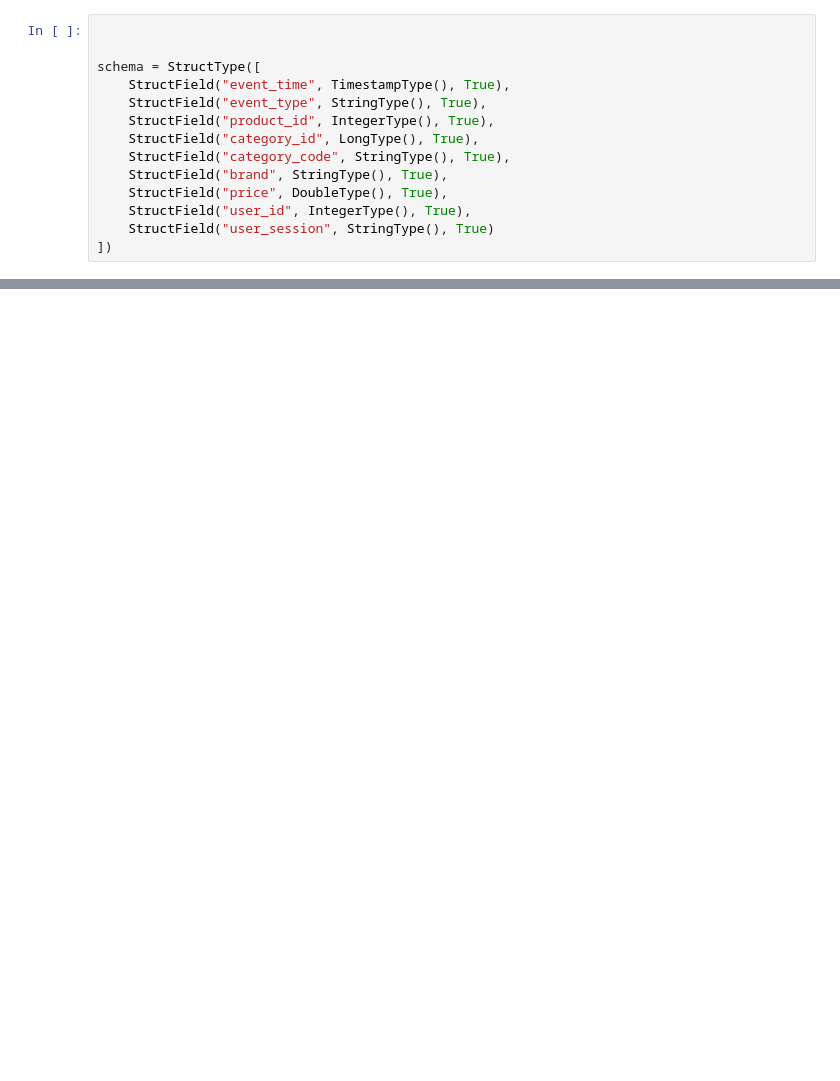
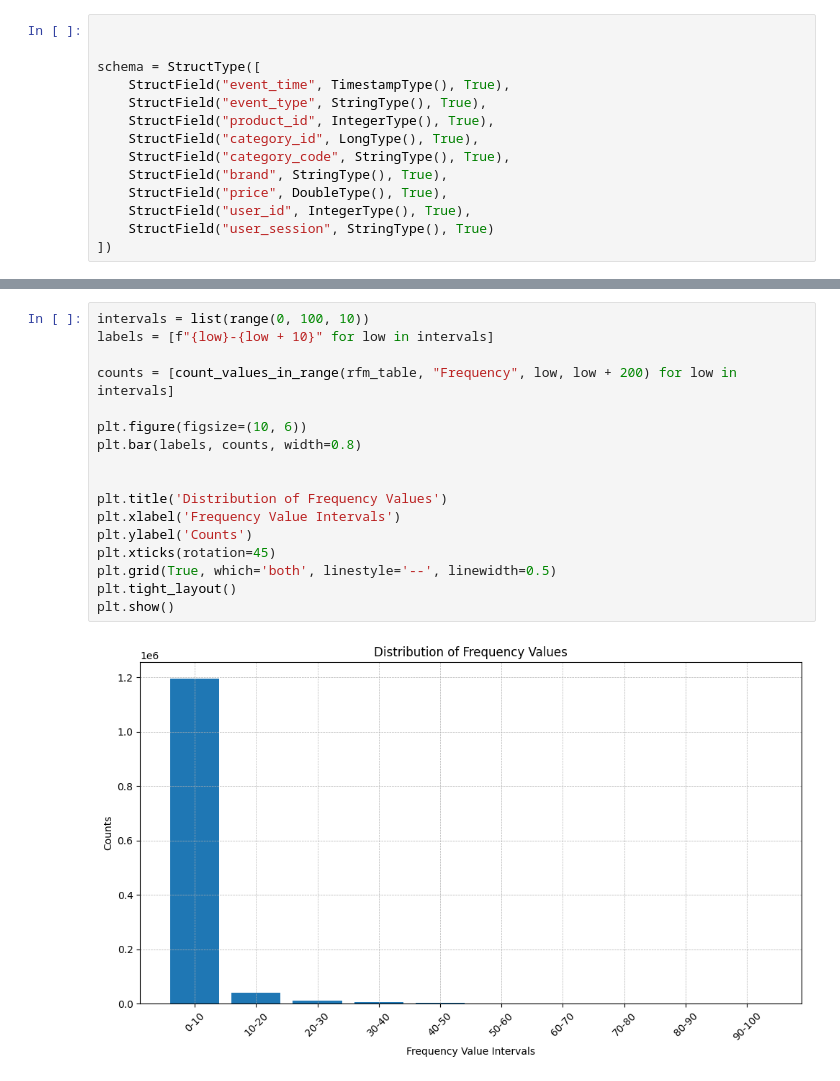
Before and after one commit to Zenaidji/Segmentation-client, a Jupyter notebook: MSPR_Clustring.ipynb, the cells around one changed output, grey strips where cells are left out. Saved outputs shown, nothing was run; the diff lists cells and outputs as text; blank space fills up the shorter version.

```diff
--- a/MSPR_Clustring.ipynb
+++ b/MSPR_Clustring.ipynb
@@ -339,0 +388,19 @@ only showing top 20 rows
+# %%
+intervals = list(range(0, 100, 10))
+labels = [f"{low}-{low + 10}" for low in intervals]
+
+counts = [count_values_in_range(rfm_table, "Frequency", low, low + 200) for low in intervals]
+
+plt.figure(figsize=(10, 6))
+plt.bar(labels, counts, width=0.8)
+
+
+plt.title('Distribution of Frequency Values')
+plt.xlabel('Frequency Value Intervals')
+plt.ylabel('Counts')
+plt.xticks(rotation=45)
+plt.grid(True, which='both', linestyle='--', linewidth=0.5)
+plt.tight_layout()
+plt.show()
+# %% [output]
+[figure, added]
```
Also changed, not shown: parts of 48 cells of this notebook, 18 other files.
